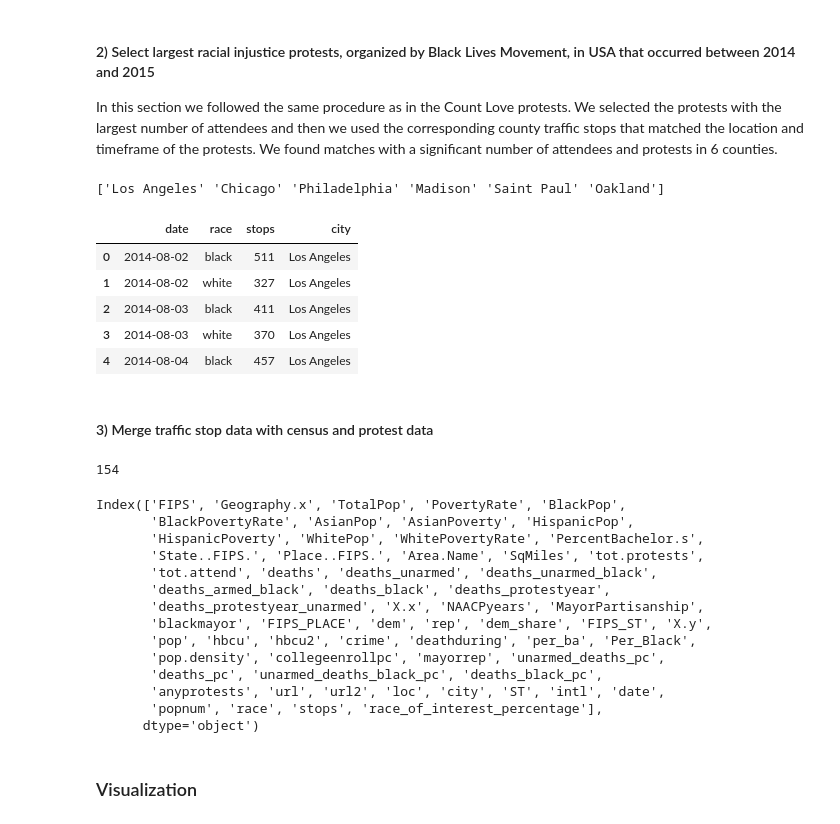
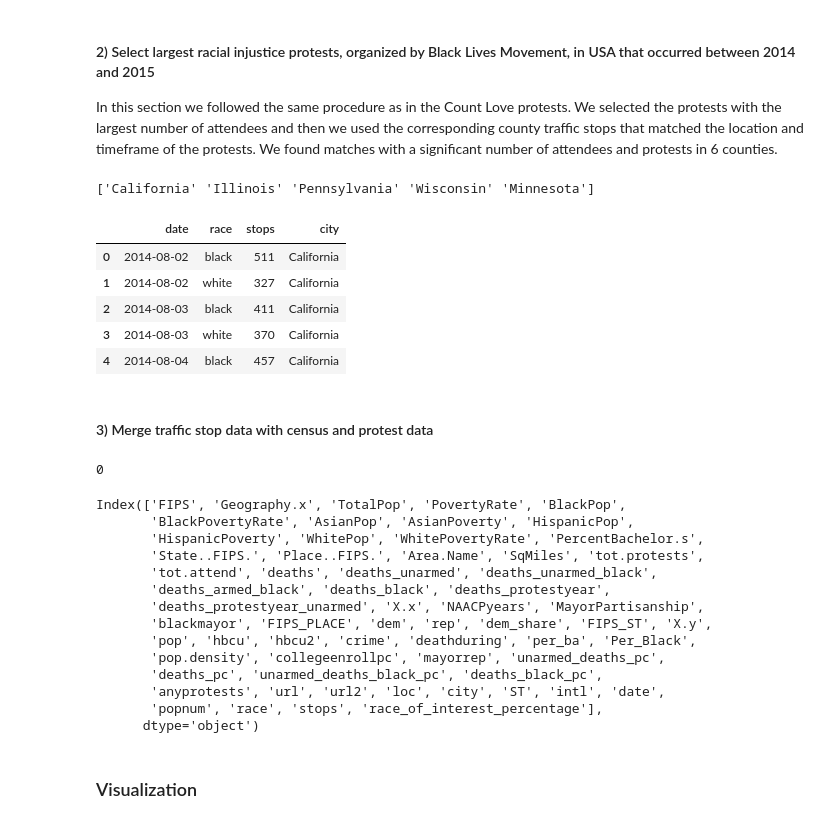
Before and after one commit to epfl-ada/ada-2020-project-milestone-p3-p3_three_musketeers, a Jupyter notebook: racial_protest_effects.ipynb, the cells around one changed output. Cells and saved outputs as stored; diff of their text form; code cells hidden in the pictures.

Commit message:
added states to blm data set

```diff
--- a/racial_protest_effects.ipynb
+++ b/racial_protest_effects.ipynb
@@ -290,6 +290,8 @@ dataset_names = ['ca_los_angeles','il_chicago', 'pa_philadelphia',
 # county names
 city = ['Los Angeles', 'Chicago', 'Philadelphia',
         'Madison', 'Saint Paul', 'Oakland']
+state = ['California', 'Illinois', 'Pennsylvania',
+        'Wisconsin', 'Minnesota', 'California']
 
 df_stops = []
 
@@ -300,25 +302,25 @@ for name in dataset_names:
 # %%
 # Compute the total number of traffic stops that occurred per date and race for each county
 df_stops_grouped = []
-for county_data in zip(df_stops, city):
+for county_data in zip(df_stops, state, city):
     df_stops_grouped.append(prepare_df_for_merge(county_data[0], '', county_data[1]))
 
 # Concatenate all counties traffic stops in a new dataframe
 df_traffic_stops_BLM = pd.concat(df_stops_grouped, axis=0)
 
 # Convert date to datetime
 df_traffic_stops_BLM['date'] = pd.to_datetime(df_traffic_stops_BLM.date)
 
 print(df_traffic_stops_BLM.city.unique())
 df_traffic_stops_BLM.head()
 # %% [output]
-['Los Angeles' 'Chicago' 'Philadelphia' 'Madison' 'Saint Paul' 'Oakland']
+['California' 'Illinois' 'Pennsylvania' 'Wisconsin' 'Minnesota']
 |  | date | race | stops | city |
-| 0 | 2014-08-02 | black | 511 | Los Angeles |
-| 1 | 2014-08-02 | white | 327 | Los Angeles |
-| 2 | 2014-08-03 | black | 411 | Los Angeles |
-| 3 | 2014-08-03 | white | 370 | Los Angeles |
-| 4 | 2014-08-04 | black | 457 | Los Angeles |
+| 0 | 2014-08-02 | black | 511 | California |
+| 1 | 2014-08-02 | white | 327 | California |
+| 2 | 2014-08-03 | black | 411 | California |
+| 3 | 2014-08-03 | white | 370 | California |
+| 4 | 2014-08-04 | black | 457 | California |
 # %% [markdown]
 #### 3) Merge traffic stop data with census and protest data
 # %%
@@ -347,7 +349,7 @@ df_stops_protests_BLM = df_stops_protests_BLM[df_stops_protests_BLM['popnum'].no
 df_stops_protests_BLM = df_stops_protests_BLM.drop(columns=['Unnamed: 0'])
 df_stops_protests_BLM.columns
 # %% [output]
-154
+0
 Index(['FIPS', 'Geography.x', 'TotalPop', 'PovertyRate', 'BlackPop',
        'BlackPovertyRate', 'AsianPop', 'AsianPoverty', 'HispanicPop',
        'HispanicPoverty', 'WhitePop', 'WhitePovertyRate', 'PercentBachelor.s',
```
Also changed, not shown: parts of 3 cells of this notebook.
